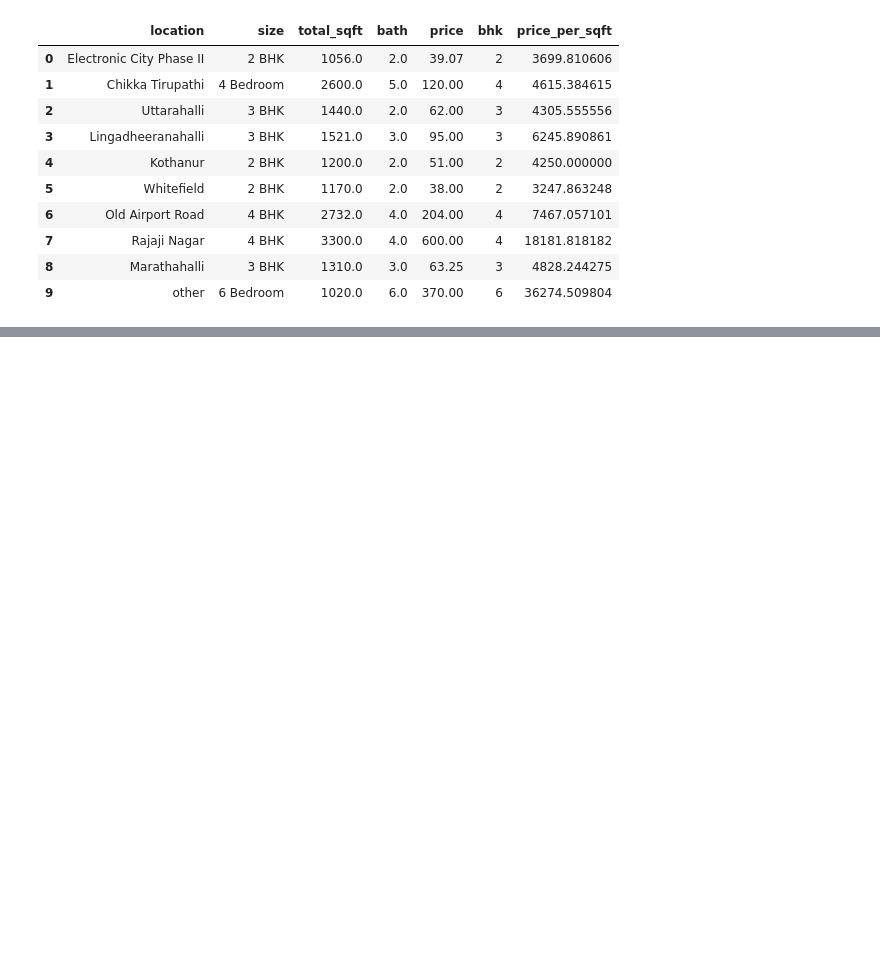
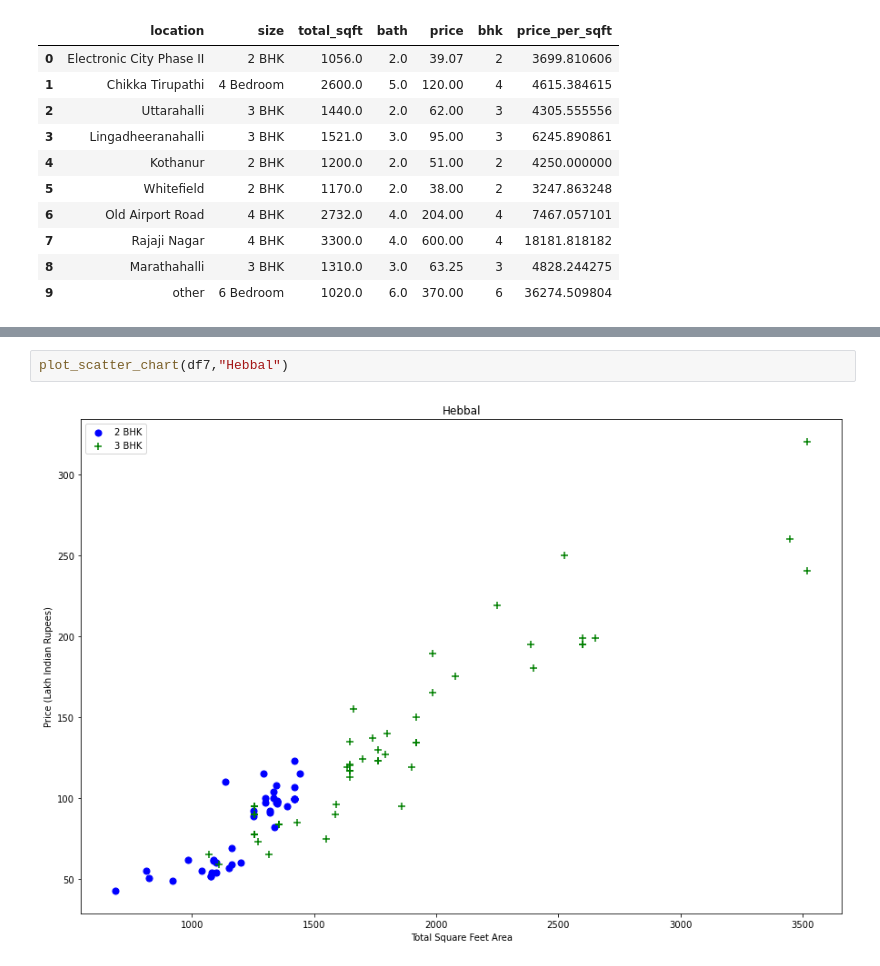
Before and after one commit to mz-tahmeed/Real-Estate-Price-Prediction-Project, a Jupyter notebook: home_price_predicter.ipynb, the cells around one changed output, grey strips where cells are left out. Cells and saved outputs as stored; diff of their text form; blank space fills up the shorter version.

```diff
--- a/home_price_predicter.ipynb
+++ b/home_price_predicter.ipynb
@@ -245,0 +315,4 @@ df5.head(10)
+# %%
+plot_scatter_chart(df7,"Hebbal")
+# %% [output]
+[figure, added]
```
Also changed, not shown: parts of 28 cells of this notebook.
